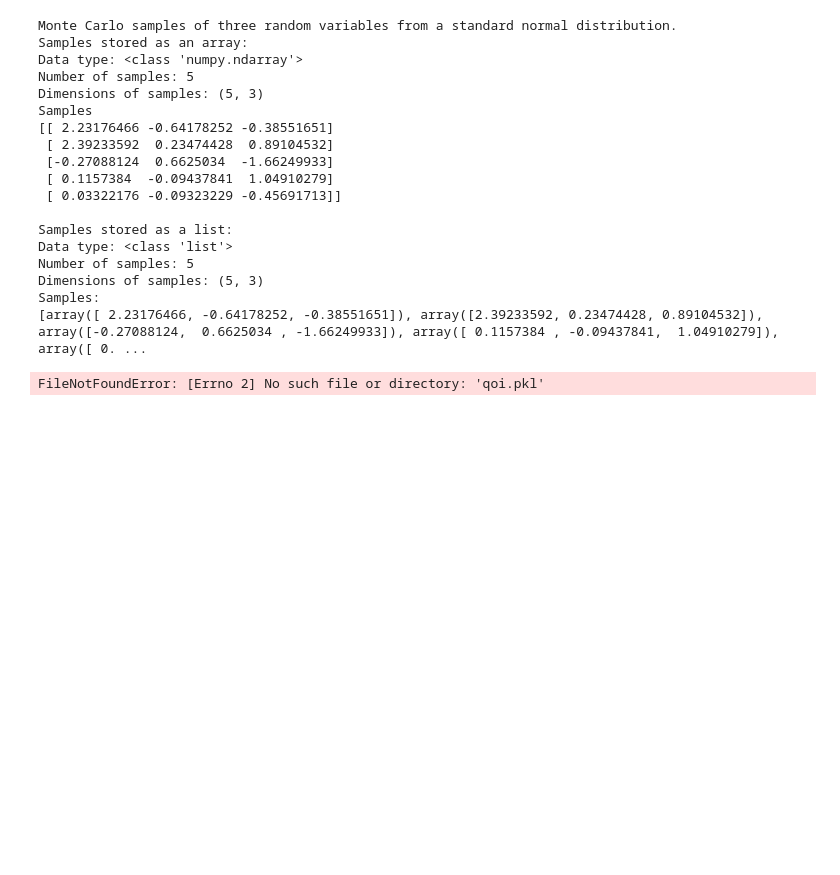
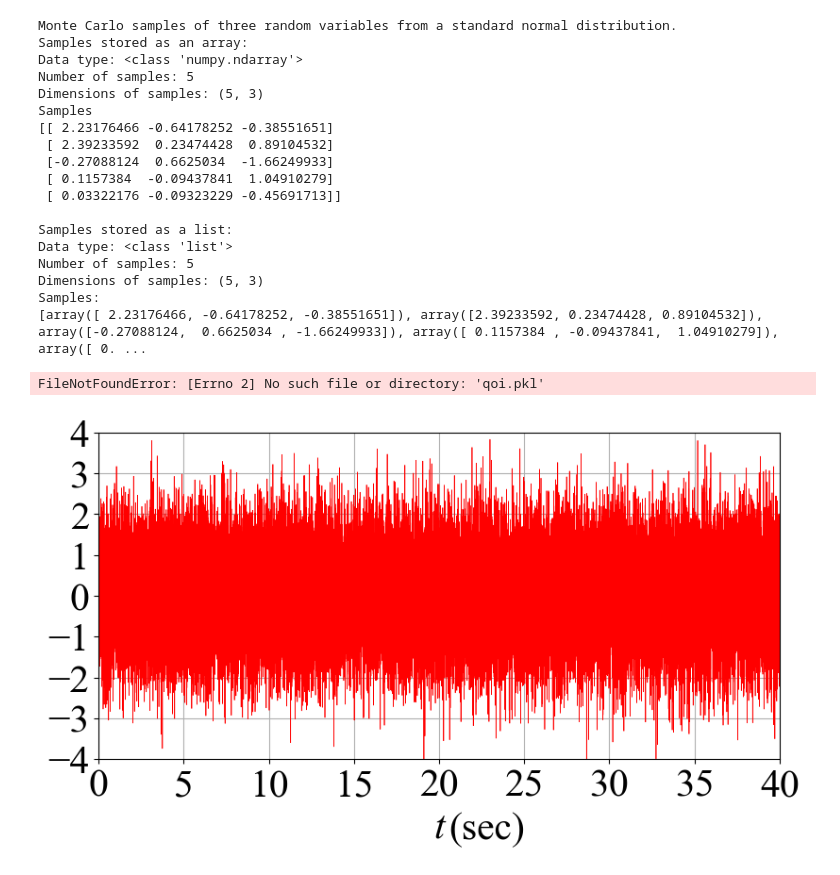
Before and after one commit to JasonCNTJ/SensitivityAnalysis_ResilienceAssessment, a Jupyter notebook: ResilienceAssessment/StochasticGroundMotionModeling/test.ipynb, the cells around one changed output. Drawn from its saved outputs; the diff is of its cells as text; code cells hidden in the pictures; blank space fills up the shorter version.

```diff
--- a/ResilienceAssessment/StochasticGroundMotionModeling/test.ipynb
+++ b/ResilienceAssessment/StochasticGroundMotionModeling/test.ipynb
@@ -107,3 +107,47 @@ if pick_model in {'vector', 'all'}:
     print()
     print("The values returned from the Matlab simulation:")
     print(m21.qoi_list)
+# %%
+# 白噪声
+import numpy as np
+import matplotlib.pyplot as plt
+from matplotlib import rcParams
+
+# 设置字体为新罗马
+rcParams['font.family'] = 'serif'
+rcParams['font.serif'] = ['Times New Roman']
+
+# 生成白噪声序列
+np.random.seed(0)  # 设置随机种子，以保证结果可重复
+duration = 40  # 持续时间为40秒
+sample_rate = 1000  # 采样率为1000 Hz
+num_samples = duration * sample_rate  # 总采样点数
+white_noise = np.random.randn(num_samples)
+
+# 绘制白噪声图像
+time = np.linspace(0, duration, num_samples)  # 时间轴
+plt.figure(figsize=(8, 4))  # 设置图形大小
+plt.plot(time, white_noise, color='r', linewidth = 0.5)
+plt.ylabel('Amplitude', fontsize=14)
+# plt.title('White Noise', fontsize=35, fontstyle='italic')
+plt.grid(True)
+plt.tight_layout()
+
+# 移除Y轴标题
+plt.gca().set_ylabel('')
+
+# 设置横坐标的标题和刻度标签
+plt.xlabel('t', fontsize=30, fontstyle='italic')
+plt.xticks(fontsize = 30)
+plt.yticks(fontsize = 30)
+# plt.gca().xaxis.set_label_coords(0.5, -0.15)  # 调整横坐标标题的位置
+plt.xlim(0,40)
+plt.ylim(-4, 4)
+# 添加横坐标标题的单位
+plt.text(0.57, - 0.245, '(sec)', fontsize=30, fontstyle='normal', ha='center', transform=plt.gca().transAxes)
+
+# 保存图像并显示
+plt.savefig('white_noise.png', dpi=600, bbox_inches='tight', transparent=True)  # 保存为高分辨率图像
+plt.show()
+# %% [output]
+[figure, added]
```
Also changed, not shown: parts of 2 cells of this notebook, 56 other files.
